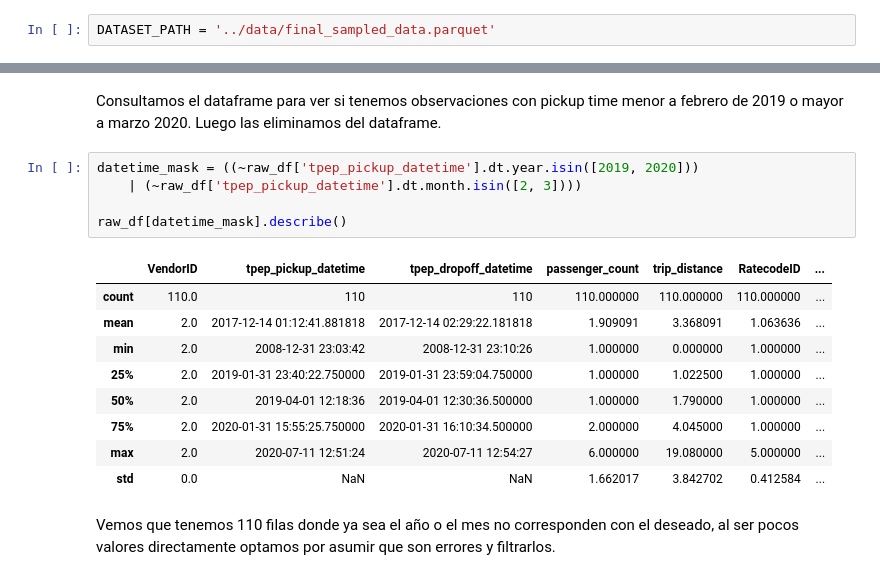
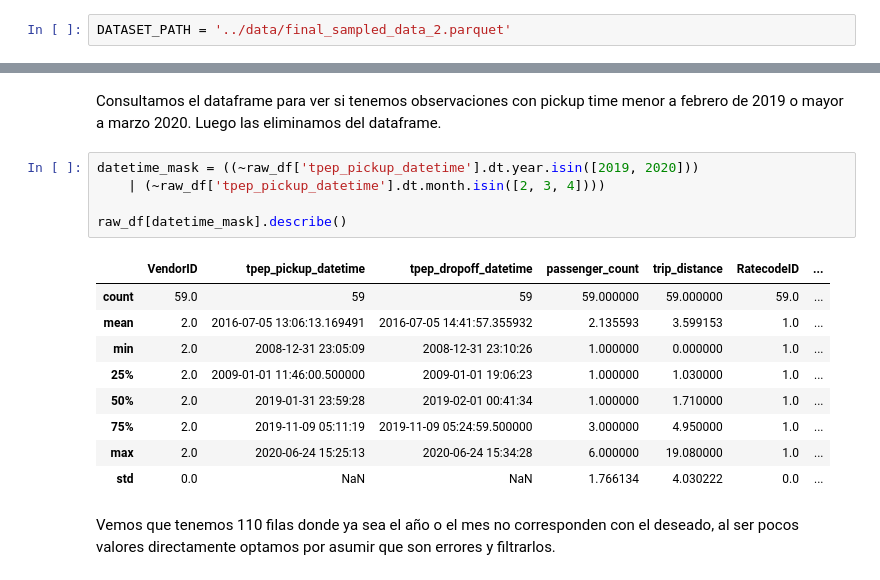
Before and after one commit to IA-UBA/analisis-de-datos, a Jupyter notebook: notebooks/MissingValuesAnalysis.ipynb, the cells around one changed output, grey strips where cells are left out. Saved outputs shown, nothing was run; the diff lists cells and outputs as text.

```diff
--- a/notebooks/MissingValuesAnalysis.ipynb
+++ b/notebooks/MissingValuesAnalysis.ipynb
@@ -7,7 +7,7 @@ import seaborn as sns
 import matplotlib.pyplot as plt
 import scipy.stats as stats
 # %%
-DATASET_PATH = '../data/final_sampled_data.parquet'
+DATASET_PATH = '../data/final_sampled_data_2.parquet'
 # %%
 raw_df =  pd.read_parquet(DATASET_PATH)
 # %%
@@ -264,19 +264,19 @@ raw_df.describe()
 Consultamos el dataframe para ver si tenemos observaciones con pickup time menor a febrero de 2019 o mayor a marzo 2020. Luego las eliminamos del dataframe.
 # %%
 datetime_mask = ((~raw_df['tpep_pickup_datetime'].dt.year.isin([2019, 2020]))
-    | (~raw_df['tpep_pickup_datetime'].dt.month.isin([2, 3])))
+    | (~raw_df['tpep_pickup_datetime'].dt.month.isin([2, 3, 4])))
 
 raw_df[datetime_mask].describe()
 # %% [output]
 |  | VendorID | tpep_pickup_datetime | tpep_dropoff_datetime | passenger_count | trip_distance | RatecodeID | ... |
-| count | 110.0 | 110 | 110 | 110.000000 | 110.000000 | 110.000000 | ... |
-| mean | 2.0 | 2017-12-14 01:12:41.881818 | 2017-12-14 02:29:22.181818 | 1.909091 | 3.368091 | 1.063636 | ... |
-| min | 2.0 | 2008-12-31 23:03:42 | 2008-12-31 23:10:26 | 1.000000 | 0.000000 | 1.000000 | ... |
-| 25% | 2.0 | 2019-01-31 23:40:22.750000 | 2019-01-31 23:59:04.750000 | 1.000000 | 1.022500 | 1.000000 | ... |
-| 50% | 2.0 | 2019-04-01 12:18:36 | 2019-04-01 12:30:36.500000 | 1.000000 | 1.790000 | 1.000000 | ... |
-| 75% | 2.0 | 2020-01-31 15:55:25.750000 | 2020-01-31 16:10:34.500000 | 2.000000 | 4.045000 | 1.000000 | ... |
-| max | 2.0 | 2020-07-11 12:51:24 | 2020-07-11 12:54:27 | 6.000000 | 19.080000 | 5.000000 | ... |
-| std | 0.0 | NaN | NaN | 1.662017 | 3.842702 | 0.412584 | ... |
+| count | 59.0 | 59 | 59 | 59.000000 | 59.000000 | 59.0 | ... |
+| mean | 2.0 | 2016-07-05 13:06:13.169491 | 2016-07-05 14:41:57.355932 | 2.135593 | 3.599153 | 1.0 | ... |
+| min | 2.0 | 2008-12-31 23:05:09 | 2008-12-31 23:10:26 | 1.000000 | 0.000000 | 1.0 | ... |
+| 25% | 2.0 | 2009-01-01 11:46:00.500000 | 2009-01-01 19:06:23 | 1.000000 | 1.030000 | 1.0 | ... |
+| 50% | 2.0 | 2019-01-31 23:59:28 | 2019-02-01 00:41:34 | 1.000000 | 1.710000 | 1.0 | ... |
+| 75% | 2.0 | 2019-11-09 05:11:19 | 2019-11-09 05:24:59.500000 | 3.000000 | 4.950000 | 1.0 | ... |
+| max | 2.0 | 2020-06-24 15:25:13 | 2020-06-24 15:34:28 | 6.000000 | 19.080000 | 1.0 | ... |
+| std | 0.0 | NaN | NaN | 1.766134 | 4.030222 | 0.0 | ... |
 # %% [markdown]
 Vemos que tenemos 110 filas donde ya sea el año o el mes no corresponden con el deseado, al ser pocos valores directamente optamos por asumir que son errores y filtrarlos.
 # %%
```
Also changed, not shown: parts of 20 cells of this notebook, 2 other files.
